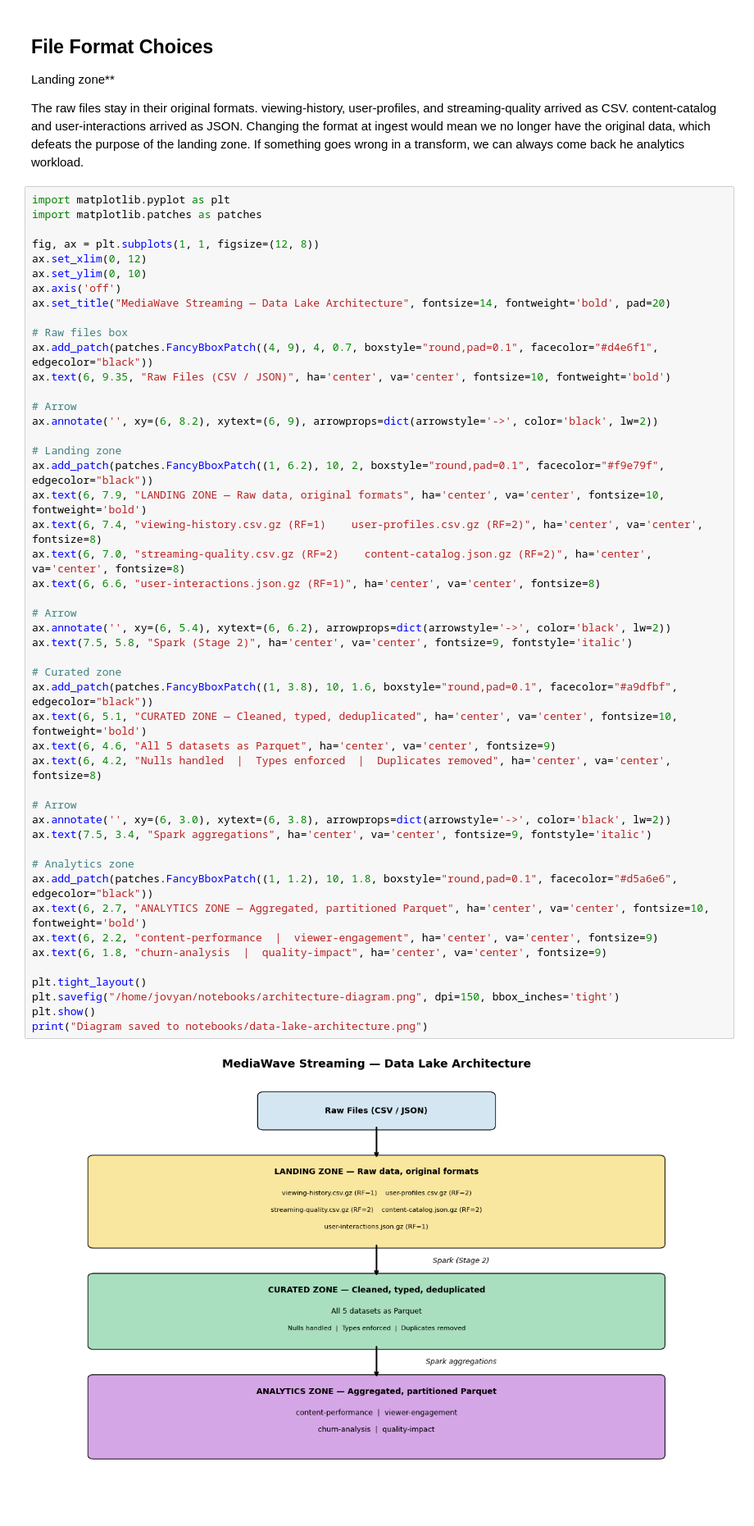
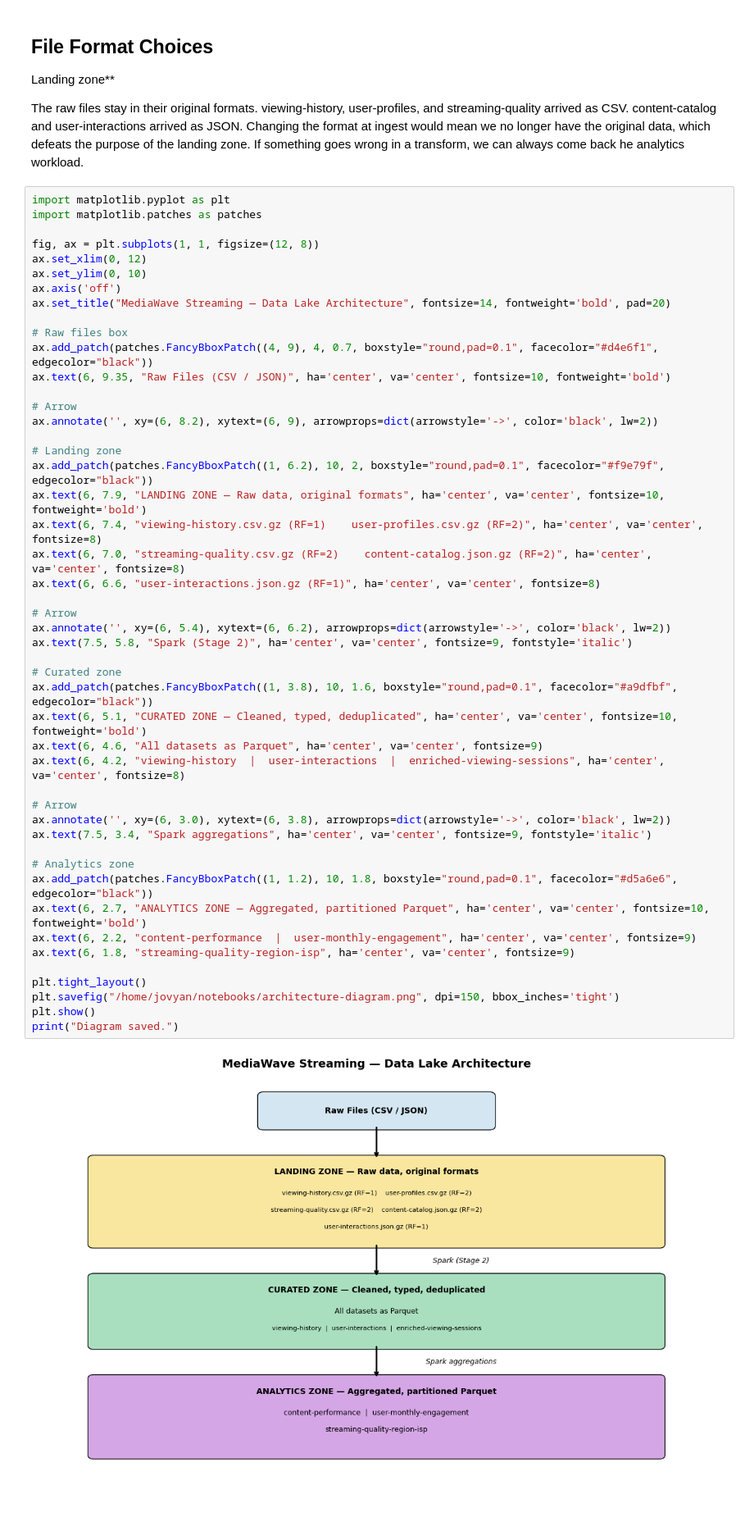
Before and after one commit to qua-ng/ism4545-data-avengers, a Jupyter notebook: Final Project/notebooks/01-data-lake-setup.ipynb, the cells around one changed output. Shown at 82% size. Saved outputs shown, nothing was run; the diff lists cells and outputs as text.

Commit message:
update architecture diagram to match Stage 2 output folders

```diff
--- a/Final Project/notebooks/01-data-lake-setup.ipynb
+++ b/Final Project/notebooks/01-data-lake-setup.ipynb
@@ -229,36 +229,36 @@ ax.text(6, 9.35, "Raw Files (CSV / JSON)", ha='center', va='center', fontsize=10
 # Arrow
 ax.annotate('', xy=(6, 8.2), xytext=(6, 9), arrowprops=dict(arrowstyle='->', color='black', lw=2))
 
 # Landing zone
 ax.add_patch(patches.FancyBboxPatch((1, 6.2), 10, 2, boxstyle="round,pad=0.1", facecolor="#f9e79f", edgecolor="black"))
 ax.text(6, 7.9, "LANDING ZONE — Raw data, original formats", ha='center', va='center', fontsize=10, fontweight='bold')
 ax.text(6, 7.4, "viewing-history.csv.gz (RF=1)    user-profiles.csv.gz (RF=2)", ha='center', va='center', fontsize=8)
 ax.text(6, 7.0, "streaming-quality.csv.gz (RF=2)    content-catalog.json.gz (RF=2)", ha='center', va='center', fontsize=8)
 ax.text(6, 6.6, "user-interactions.json.gz (RF=1)", ha='center', va='center', fontsize=8)
 
 # Arrow
 ax.annotate('', xy=(6, 5.4), xytext=(6, 6.2), arrowprops=dict(arrowstyle='->', color='black', lw=2))
 ax.text(7.5, 5.8, "Spark (Stage 2)", ha='center', va='center', fontsize=9, fontstyle='italic')
 
 # Curated zone
 ax.add_patch(patches.FancyBboxPatch((1, 3.8), 10, 1.6, boxstyle="round,pad=0.1", facecolor="#a9dfbf", edgecolor="black"))
 ax.text(6, 5.1, "CURATED ZONE — Cleaned, typed, deduplicated", ha='center', va='center', fontsize=10, fontweight='bold')
-ax.text(6, 4.6, "All 5 datasets as Parquet", ha='center', va='center', fontsize=9)
-ax.text(6, 4.2, "Nulls handled  |  Types enforced  |  Duplicates removed", ha='center', va='center', fontsize=8)
+ax.text(6, 4.6, "All datasets as Parquet", ha='center', va='center', fontsize=9)
+ax.text(6, 4.2, "viewing-history  |  user-interactions  |  enriched-viewing-sessions", ha='center', va='center', fontsize=8)
 
 # Arrow
 ax.annotate('', xy=(6, 3.0), xytext=(6, 3.8), arrowprops=dict(arrowstyle='->', color='black', lw=2))
 ax.text(7.5, 3.4, "Spark aggregations", ha='center', va='center', fontsize=9, fontstyle='italic')
 
 # Analytics zone
 ax.add_patch(patches.FancyBboxPatch((1, 1.2), 10, 1.8, boxstyle="round,pad=0.1", facecolor="#d5a6e6", edgecolor="black"))
 ax.text(6, 2.7, "ANALYTICS ZONE — Aggregated, partitioned Parquet", ha='center', va='center', fontsize=10, fontweight='bold')
-ax.text(6, 2.2, "content-performance  |  viewer-engagement", ha='center', va='center', fontsize=9)
-ax.text(6, 1.8, "churn-analysis  |  quality-impact", ha='center', va='center', fontsize=9)
+ax.text(6, 2.2, "content-performance  |  user-monthly-engagement", ha='center', va='center', fontsize=9)
+ax.text(6, 1.8, "streaming-quality-region-isp", ha='center', va='center', fontsize=9)
 
 plt.tight_layout()
 plt.savefig("/home/jovyan/notebooks/architecture-diagram.png", dpi=150, bbox_inches='tight')
 plt.show()
-print("Diagram saved to notebooks/data-lake-architecture.png")
+print("Diagram saved.")
 # %% [output]
-[figure, old version]
+[figure, new version]
```
Also changed, not shown: parts of 1 cell of this notebook, 1 other file.
